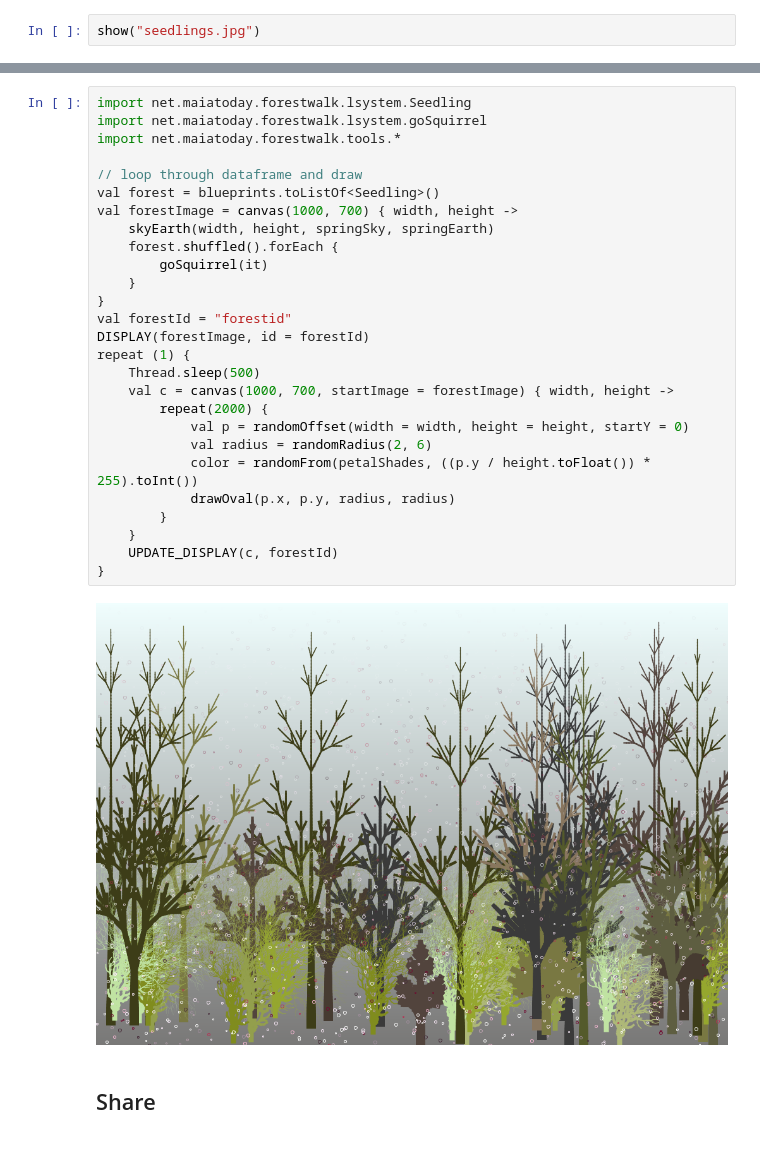
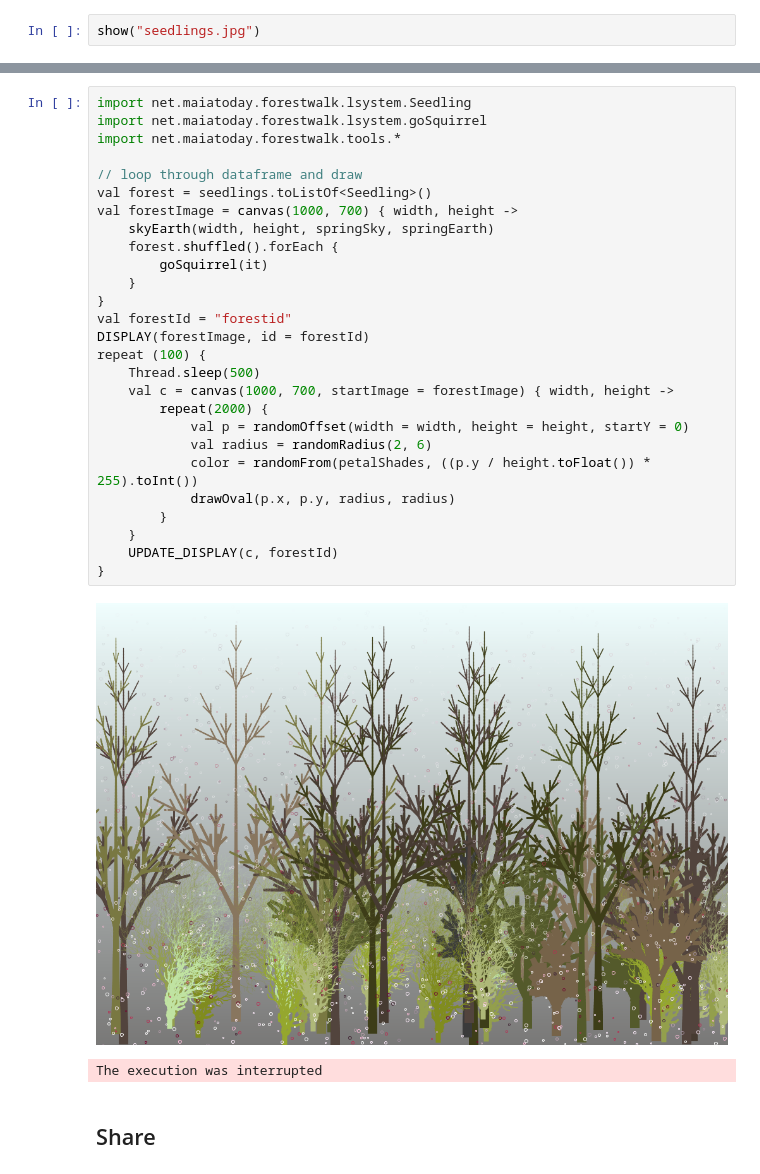
Before and after one commit to maiatoday/ForestWalk, a Jupyter notebook: book/Forest.ipynb, the cells around one changed output, grey strips where cells are left out. Saved outputs shown, nothing was run; the diff lists cells and outputs as text.

```diff
--- a/book/Forest.ipynb
+++ b/book/Forest.ipynb
@@ -333,32 +333,33 @@ blueprints
 # %%
 import net.maiatoday.forestwalk.lsystem.Seedling
 import net.maiatoday.forestwalk.lsystem.goSquirrel
 import net.maiatoday.forestwalk.tools.*
 
 // loop through dataframe and draw
-val forest = blueprints.toListOf<Seedling>()
+val forest = seedlings.toListOf<Seedling>()
 val forestImage = canvas(1000, 700) { width, height ->
     skyEarth(width, height, springSky, springEarth)
     forest.shuffled().forEach {
         goSquirrel(it)
     }
 }
 val forestId = "forestid"
 DISPLAY(forestImage, id = forestId)
-repeat (1) {
+repeat (100) {
     Thread.sleep(500)
     val c = canvas(1000, 700, startImage = forestImage) { width, height ->
         repeat(2000) {
             val p = randomOffset(width = width, height = height, startY = 0)
             val radius = randomRadius(2, 6)
             color = randomFrom(petalShades, ((p.y / height.toFloat()) * 255).toInt())
             drawOval(p.x, p.y, radius, radius)
         }
     }
     UPDATE_DISPLAY(c, forestId)
 }
 # %% [output]
-[figure, old version]
+[figure, new version]
+The execution was interrupted
 # %% [markdown]
 
 ## Share
```
Also changed, not shown: parts of 6 cells of this notebook, 1 other file.
